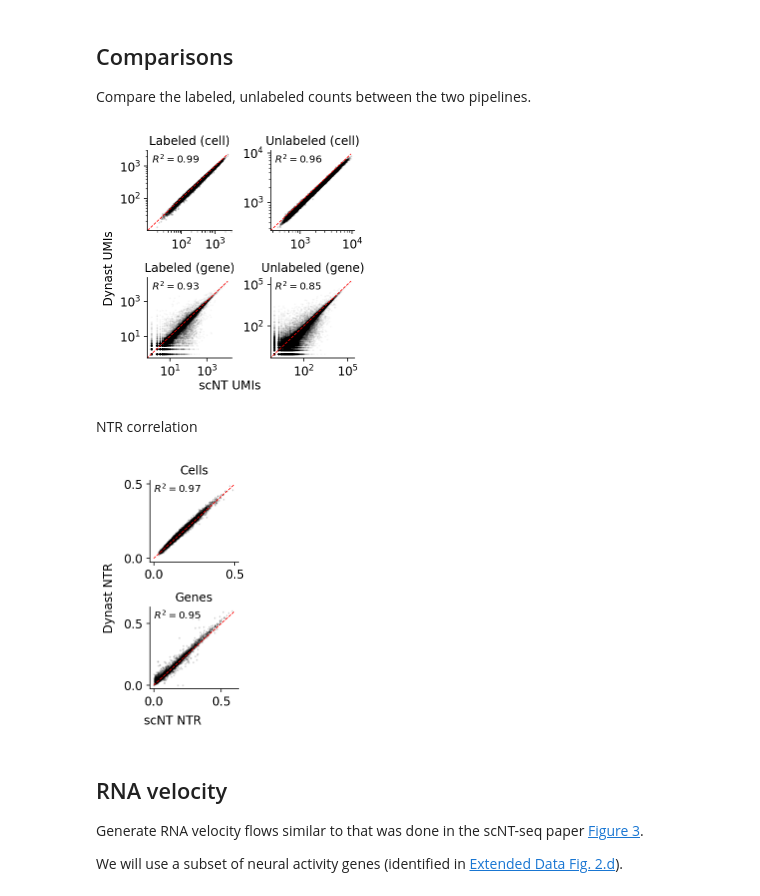
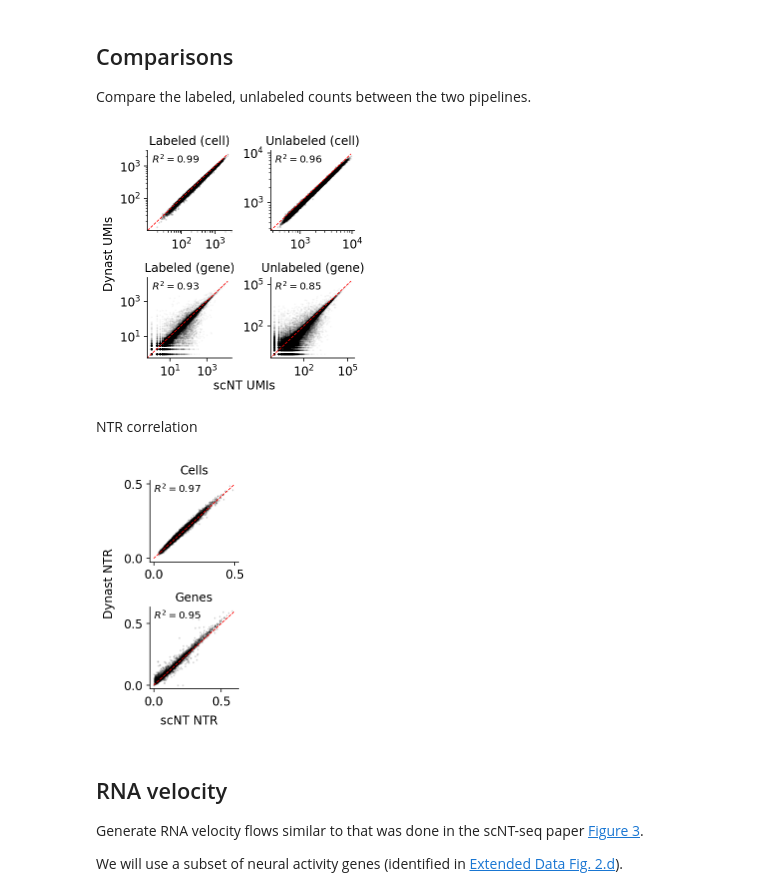
Before and after one commit to Lioscro/dynast-thesis, a Jupyter notebook: scNT/validation.ipynb, the cells around one changed output. Saved outputs shown, nothing was run; the diff lists cells and outputs as text; code cells hidden in the pictures.

```diff
--- a/scNT/validation.ipynb
+++ b/scNT/validation.ipynb
@@ -118,13 +118,13 @@ plot_correlation(scNT_gene_unlabeled, dynast_gene_unlabeled, 0.02, axes[1,1])
 axes[1, 1].set_title('Unlabeled (gene)')
 axes[1, 1].set_xticks([100, 100000])
 
-fig.supylabel('Dynast UMIs', x=0.06)
-fig.supxlabel('scNT UMIs', y=0.07)
+fig.supylabel('Dynast UMIs', x=0.06, y=0.55)
+fig.supxlabel('scNT UMIs', y=0.07, x=0.55)
 
 fig.savefig('figures/scNT_umis.pdf', bbox_inches='tight')
 fig.savefig('figures/scNT_umis.png', bbox_inches='tight', dpi=144)
 # %% [output]
-[figure, old version]
+[figure, new version]
 # %% [markdown]
 NTR correlation
 # %%
@@ -150,36 +150,36 @@ for accession in sample_accessions:
     dynast_cell_ntr = dynast_adata.layers['X_l_TC'].sum(axis=1).A.flatten() / dynast_adata.X.sum(axis=1).A.flatten()
     scNT_cell_ntrs.extend(scNT_cell_ntr)
     dynast_cell_ntrs.extend(dynast_cell_ntr)
 
     genes = scNT_adata.X.sum(axis=0).A.flatten().argsort()[-1000:]
     scNT_adata = scNT_adata[:, genes].copy()
     dynast_adata = dynast_adata[:, genes].copy()
 
     scNT_gene_sum = scNT_adata.X.sum(axis=0).A.flatten()
     dynast_gene_sum = dynast_adata.X.sum(axis=0).A.flatten()
     gene_mask = (scNT_gene_sum > 0) & (dynast_gene_sum > 0)
     scNT_adata = scNT_adata[:,gene_mask].copy()
     dynast_adata = dynast_adata[:, gene_mask].copy()
 
     scNT_gene_ntr = scNT_adata.layers['labeled_TC'].sum(axis=0).A.flatten() / scNT_adata.X.sum(axis=0).A.flatten()
     dynast_gene_ntr = dynast_adata.layers['X_l_TC'].sum(axis=0).A.flatten() / dynast_adata.X.sum(axis=0).A.flatten()
 
     scNT_gene_ntrs.extend(scNT_gene_ntr)
     dynast_gene_ntrs.extend(dynast_gene_ntr)
 
 fig, axes = plt.subplots(figsize=(2.3, 4), nrows=2, tight_layout=True)
 plot_ntr_correlation(scNT_cell_ntrs, dynast_cell_ntrs, 0.5, axes[0])
 axes[0].set_title('Cells')
 plot_ntr_correlation(scNT_gene_ntrs, dynast_gene_ntrs, 0.6, axes[1])
 axes[1].set_title('Genes')
 
-fig.supxlabel('scNT NTR', y=0.05)
-fig.supylabel('Dynast NTR', x=0.08)
+fig.supxlabel('scNT NTR', y=0.05, x=0.6)
+fig.supylabel('Dynast NTR', x=0.08, y=0.55)
 
 fig.savefig('figures/scNT_ntr.pdf', bbox_inches='tight')
 fig.savefig('figures/scNT_ntr.png', bbox_inches='tight', dpi=144)
 # %% [output]
-[figure, old version]
+[figure, new version]
 # %% [markdown]
 ## RNA velocity
 
```
Also changed, not shown: 9 other files.
